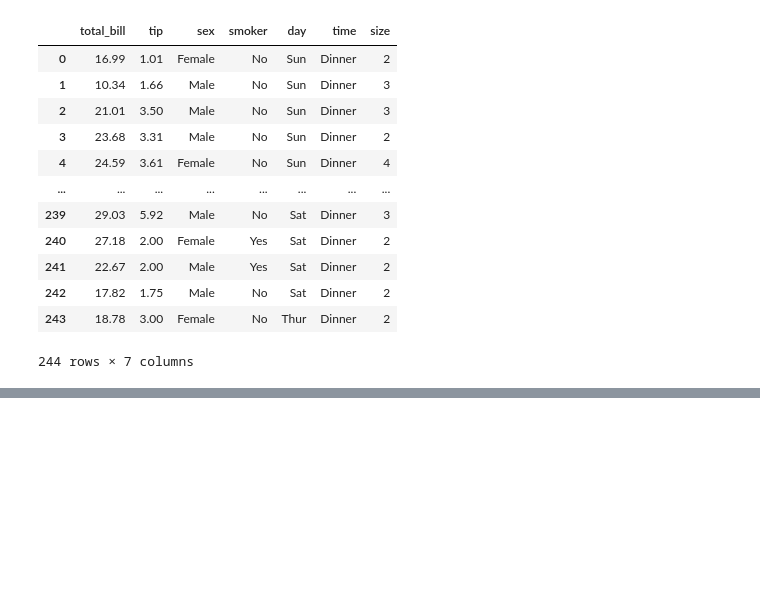
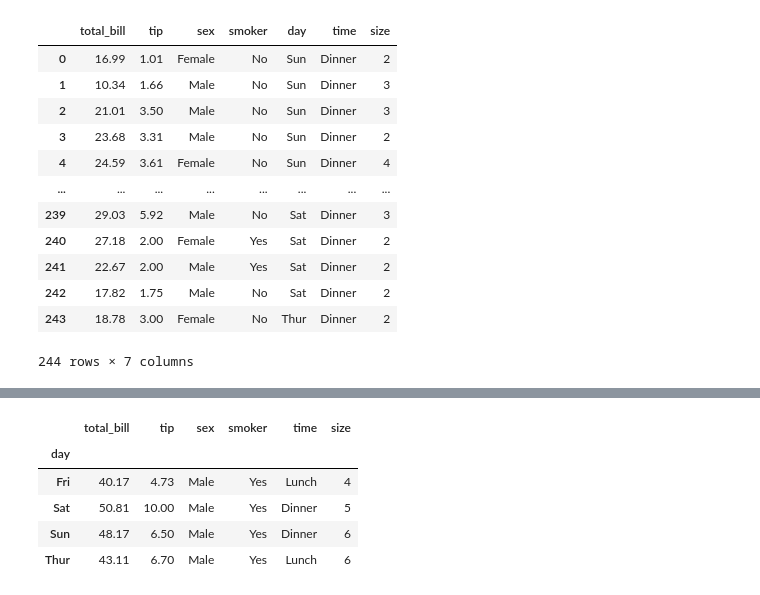
Before and after one commit to themeynoush/python_ds, a Jupyter notebook: python_project/project_ds.ipynb, the cells around one changed output, grey strips where cells are left out. Saved outputs shown, nothing was run; the diff lists cells and outputs as text; code cells hidden in the pictures; blank space fills up the shorter version.

```diff
--- a/python_project/project_ds.ipynb
+++ b/python_project/project_ds.ipynb
@@ -134,0 +64,12 @@ df.groupby('day').describe().T
+# %%
+#Here we can see the maximum amount of total bills per day, the maximum amount of the tips,
+#the most common gender per day, whether they were somokers or non smokers, the time of the meal,
+#as well as the maximum size of the table.
+df.groupby('day').max()
+# %% [output]
+|  | total_bill | tip | sex | smoker | time | size |
+| day |  |  |  |  |  |  |
+| Fri | 40.17 | 4.73 | Male | Yes | Lunch | 4 |
+| Sat | 50.81 | 10.00 | Male | Yes | Dinner | 5 |
+| Sun | 48.17 | 6.50 | Male | Yes | Dinner | 6 |
+| Thur | 43.11 | 6.70 | Male | Yes | Lunch | 6 |
```
Also changed, not shown: parts of 18 cells of this notebook.
